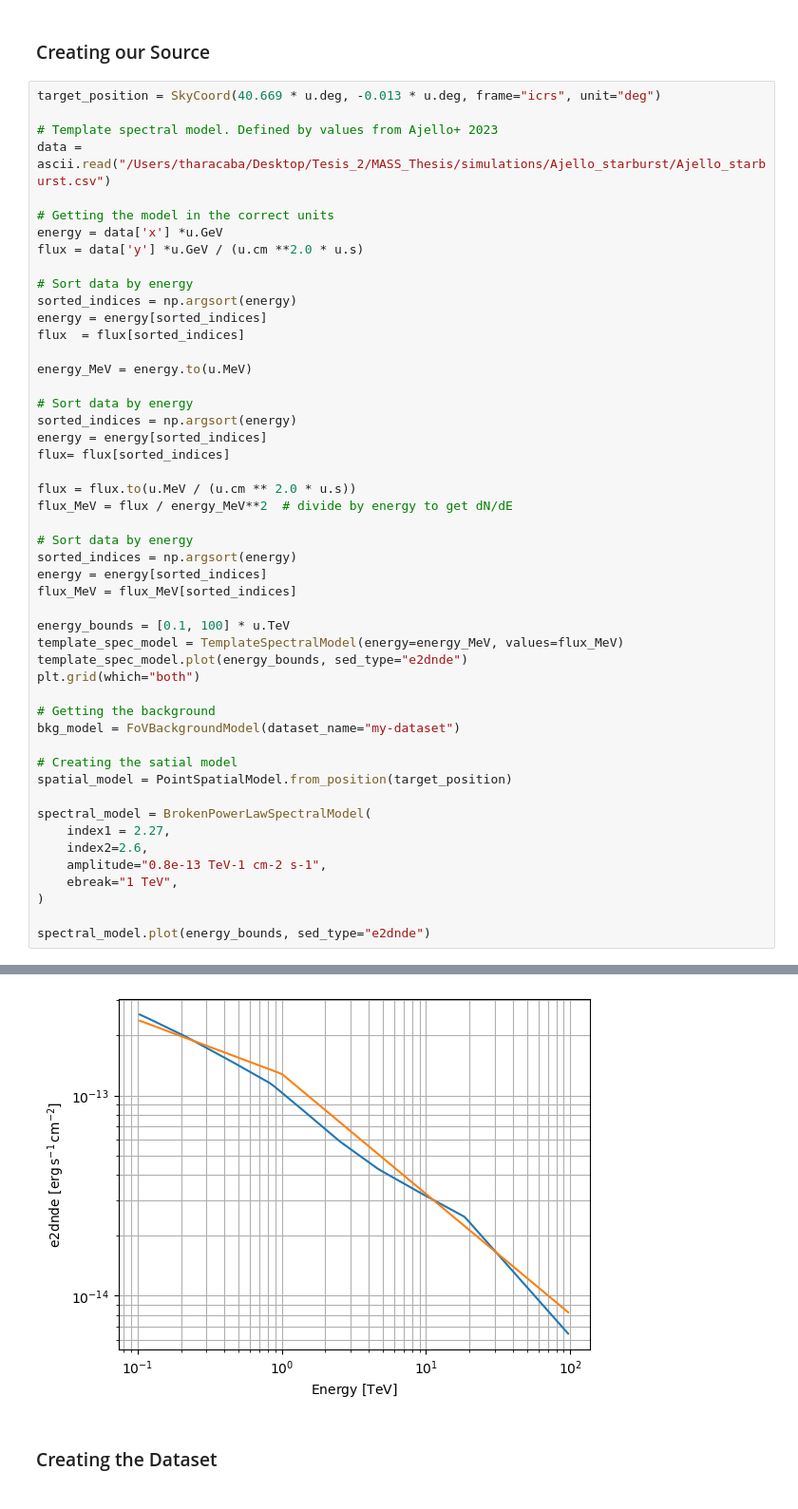
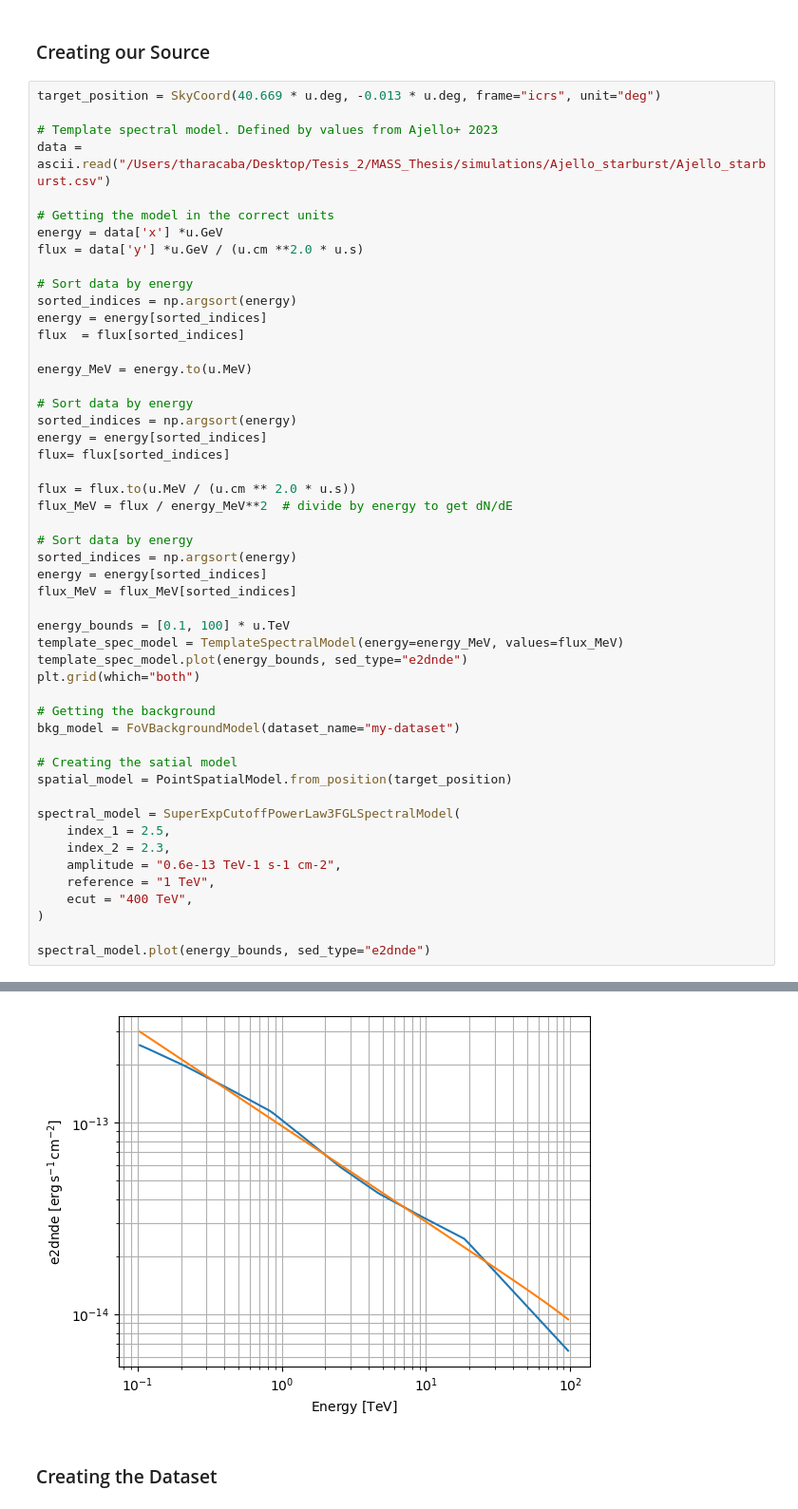
Before and after one commit to tcaba2/MASS_Thesis, a Jupyter notebook: simulations/Ajello_starburst/NGC1068_sim_Ajello.ipynb, the cells around one changed output, grey strips where cells are left out. Shown at 95% size. Drawn from its saved outputs; the diff is of its cells as text.

```diff
--- a/simulations/Ajello_starburst/NGC1068_sim_Ajello.ipynb
+++ b/simulations/Ajello_starburst/NGC1068_sim_Ajello.ipynb
@@ -54,39 +54,40 @@ energy_MeV = energy.to(u.MeV)
 
 # Sort data by energy
 sorted_indices = np.argsort(energy)
 energy = energy[sorted_indices]
 flux= flux[sorted_indices]
 
 flux = flux.to(u.MeV / (u.cm ** 2.0 * u.s))
 flux_MeV = flux / energy_MeV**2  # divide by energy to get dN/dE
 
 # Sort data by energy
 sorted_indices = np.argsort(energy)
 energy = energy[sorted_indices]
 flux_MeV = flux_MeV[sorted_indices]
 
 energy_bounds = [0.1, 100] * u.TeV
 template_spec_model = TemplateSpectralModel(energy=energy_MeV, values=flux_MeV)
 template_spec_model.plot(energy_bounds, sed_type="e2dnde")
 plt.grid(which="both")
 
 # Getting the background
 bkg_model = FoVBackgroundModel(dataset_name="my-dataset")
 
 # Creating the satial model
 spatial_model = PointSpatialModel.from_position(target_position)
 
-spectral_model = BrokenPowerLawSpectralModel(
-    index1 = 2.27,
-    index2=2.6,
-    amplitude="0.8e-13 TeV-1 cm-2 s-1",
-    ebreak="1 TeV",
+spectral_model = SuperExpCutoffPowerLaw3FGLSpectralModel(
+    index_1 = 2.5,
+    index_2 = 2.3,
+    amplitude = "0.6e-13 TeV-1 s-1 cm-2",
+    reference = "1 TeV",
+    ecut = "400 TeV",
 )
 
 spectral_model.plot(energy_bounds, sed_type="e2dnde")
 # %% [output]
 <Axes: xlabel='Energy [$\\mathrm{TeV}$]', ylabel='e2dnde [$\\mathrm{erg\\,s^{-1}\\,cm^{-2}}$]'>
-[figure, old version]
+[figure, new version]
 # %% [markdown]
 ### Creating the Dataset
 # %%
```
Also changed, not shown: parts of 1 cell of this notebook, 5 other files.
